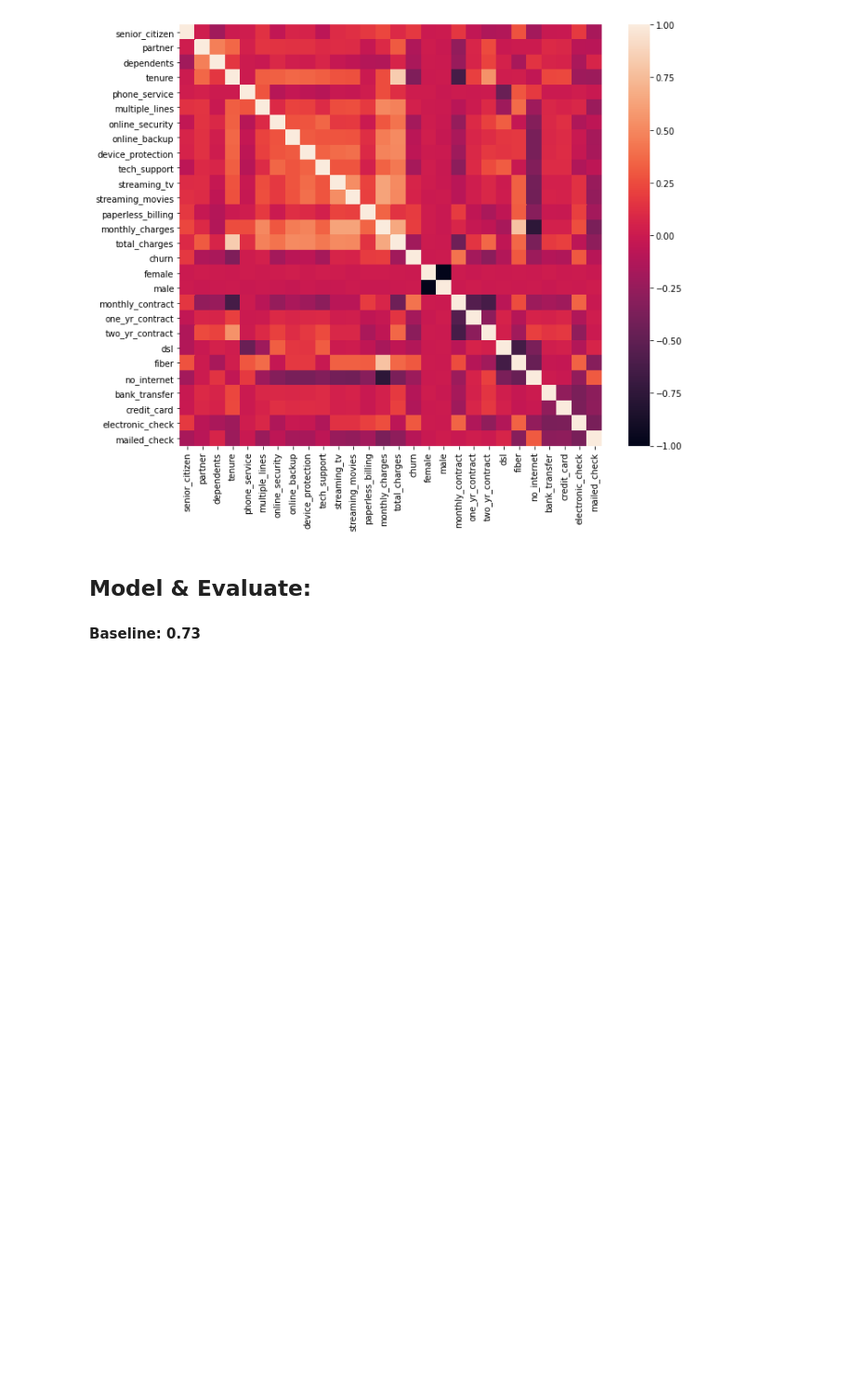
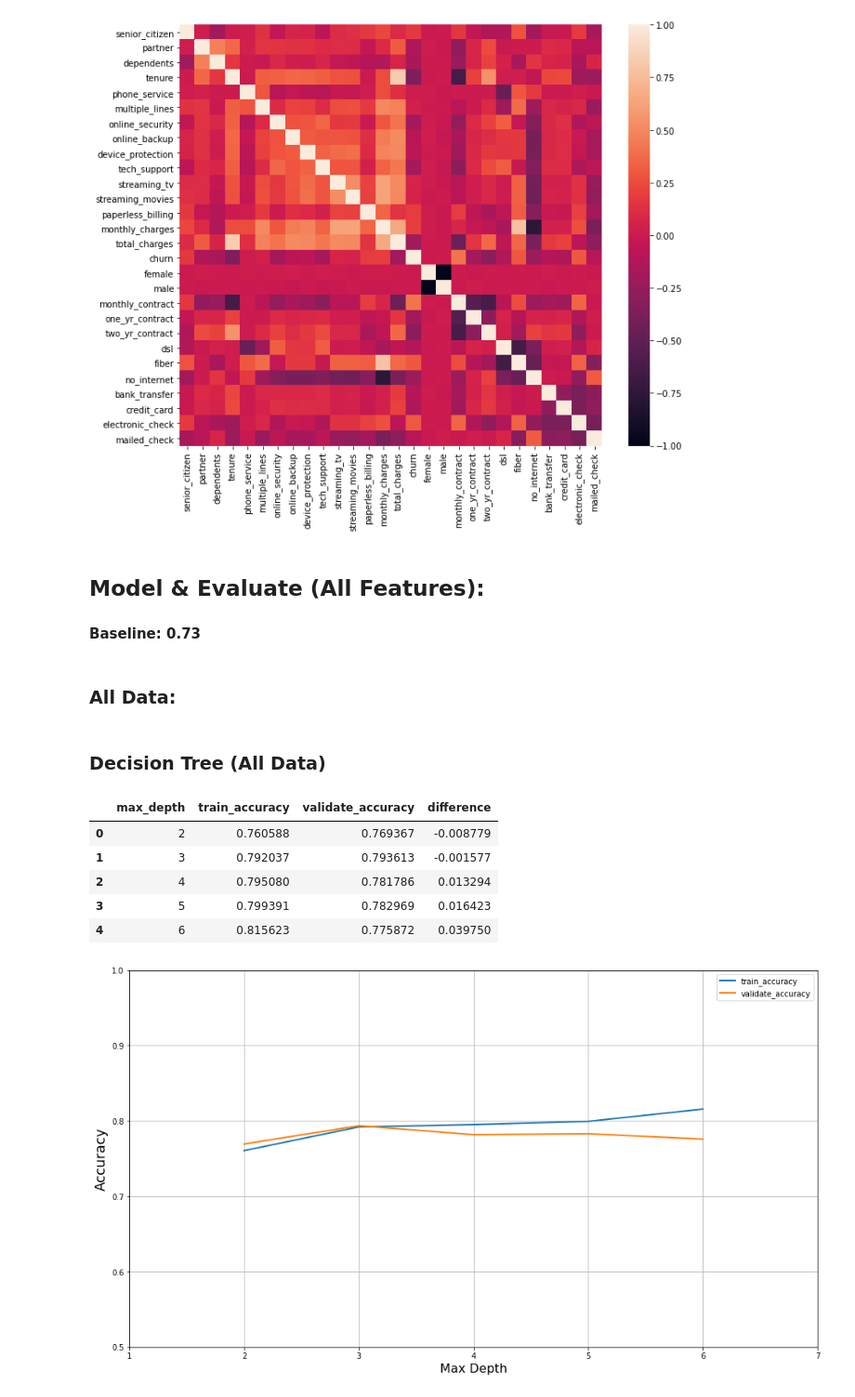
Before and after one commit to jeffakins/telco_project, a Jupyter notebook: telco_churn_report_final.ipynb, the cells around one changed output. Shown: that part at 93% size. Saved outputs shown, nothing was run; the diff lists cells and outputs as text; code cells hidden in the pictures; blank space fills up the shorter version.

```diff
--- a/telco_churn_report_final.ipynb
+++ b/telco_churn_report_final.ipynb
@@ -279,8 +279,10 @@ plt.show()
 # %% [output]
 [figure]
 # %% [markdown]
-## Model & Evaluate:
+## Model & Evaluate (All Features):
 #### Baseline: 0.73
+# %% [markdown]
+### All Data:
 # %%
 X_train = train.drop(columns=['customer_id', 'churn'])
 y_train = train.churn
@@ -290,3 +292,15 @@ y_validate = validate.churn
 
 X_test = test.drop(columns=['customer_id', 'churn'])
 y_test = test.churn
+# %% [markdown]
+### Decision Tree (All Data)
+# %%
+model.decision_tree(X_train, y_train, X_validate, y_validate, threshold=0.05, max_dep=25)
+# %% [output]
+|  | max_depth | train_accuracy | validate_accuracy | difference |
+| 0 | 2 | 0.760588 | 0.769367 | -0.008779 |
+| 1 | 3 | 0.792037 | 0.793613 | -0.001577 |
+| 2 | 4 | 0.795080 | 0.781786 | 0.013294 |
+| 3 | 5 | 0.799391 | 0.782969 | 0.016423 |
+| 4 | 6 | 0.815623 | 0.775872 | 0.039750 |
+[figure, added]
```
Also changed, not shown: parts of 26 cells of this notebook, 2 other files.
